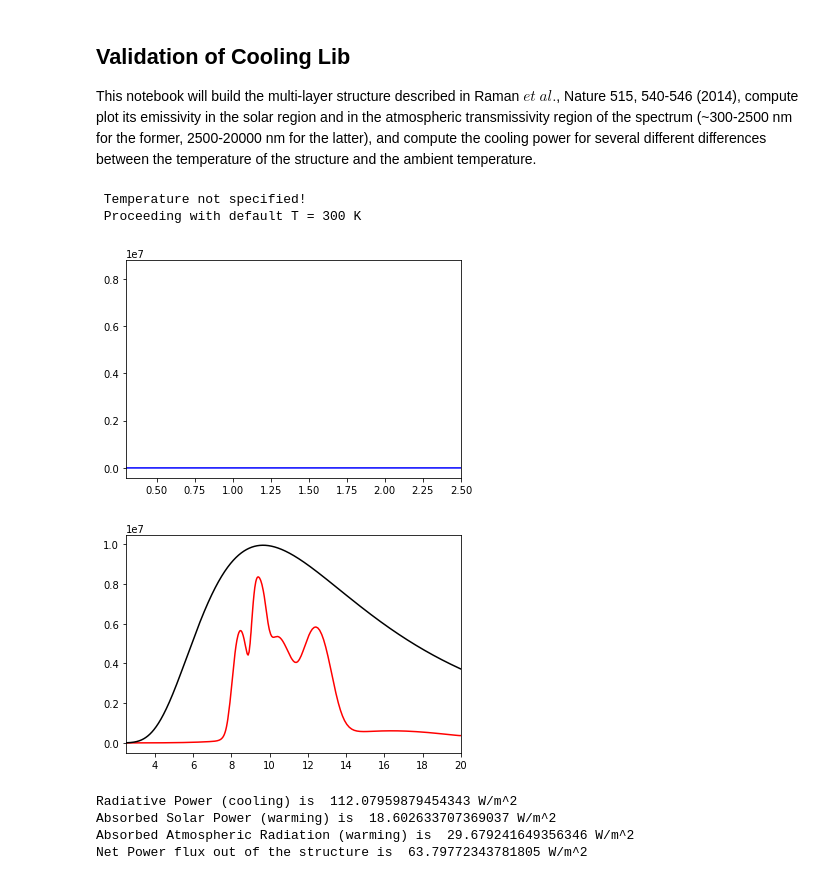
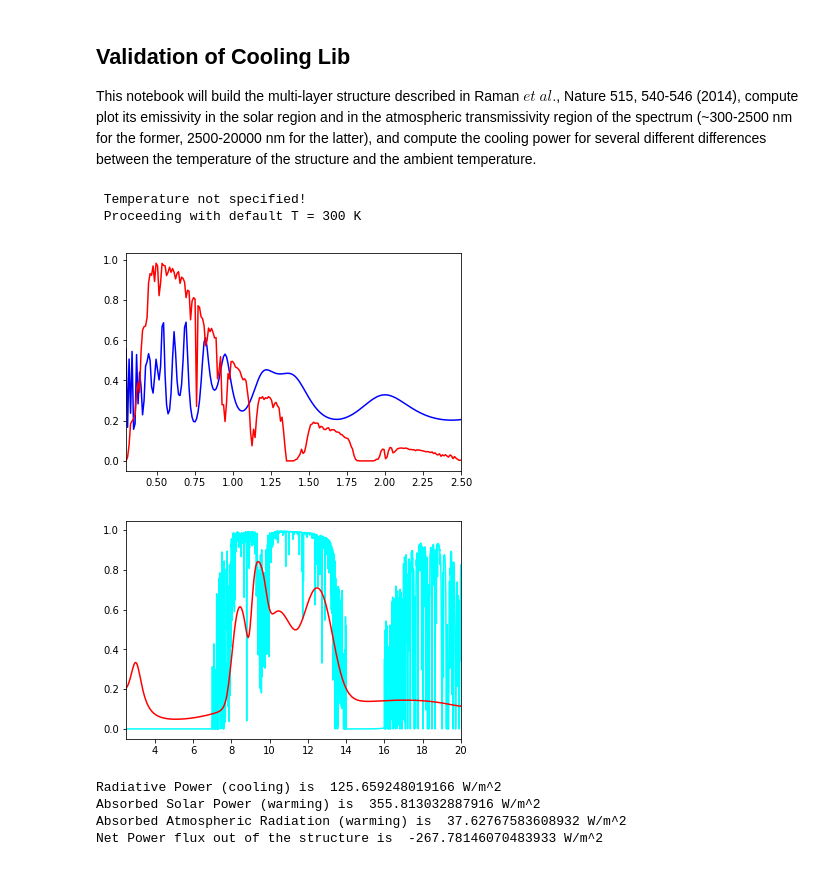
Before and after one commit to FoleyLab/wptherml_v1.0.0, a Jupyter notebook: Validate_Cooling.ipynb, the cells around one changed output. Saved outputs shown, nothing was run; the diff lists cells and outputs as text; code cells hidden in the pictures.

```diff
--- a/Validate_Cooling.ipynb
+++ b/Validate_Cooling.ipynb
@@ -7,41 +7,41 @@ from wptherml.wpml import multilayer
 from matplotlib import pyplot as plt
 from wptherml.datalib import datalib
 
 ### Define structure!
 
 structure = {
 
-        'Material_List': ['Air', 'SiO2', 'HfO2', 'SiO2', 'HfO2', 'SiO2', 'HfO2', 'SiO2', 'Ag', 'Air'],
+        'Material_List': ['Air', 'SiO2', 'HfO2', 'SiO2', 'HfO2', 'SiO2', 'HfO2', 'SiO2', 'Pt', 'Air'],
         'Thickness_List': [0, 230e-9, 485e-9, 688e-9, 13e-9, 73e-9, 34e-9, 54e-9, 200e-9, 0],
         'Lambda_List': [300e-9, 20000e-9, 2000],
         'EXPLICIT_ANGLE': 1,
         'COOLING': 1
 
         }
 
 ### create instance of multilayer class - results will be computed automiatically
 w_slab = multilayer(structure)
 AM = datalib.AM(w_slab.lambda_array)
 T_atm = datalib.ATData(w_slab.lambda_array)
 BB = datalib.BB(w_slab.lambda_array, w_slab.T_ml)
 
 ### plot results!
-plt.plot(w_slab.lambda_array*1e6, w_slab.thermal_emission_array, 'blue')
-#plt.plot(w_slab.lambda_array*1e6, AM/(1.4*1e9), 'red')
+plt.plot(w_slab.lambda_array*1e6, w_slab.emissivity_array, 'blue')
+plt.plot(w_slab.lambda_array*1e6, AM/(1.4*1e9), 'red')
 plt.xlim(0.3,2.5)
 plt.show()
 
 
-#plt.plot(w_slab.lambda_array*1e6, T_atm, 'cyan', label='Atmospheric Transparency')
-plt.plot(w_slab.lambda_array*1e6, w_slab.thermal_emission_array, 'red', label='Emissivity')
-plt.plot(w_slab.lambda_array*1e6, BB, 'black')
+plt.plot(w_slab.lambda_array*1e6, T_atm, 'cyan', label='Atmospheric Transparency')
+plt.plot(w_slab.lambda_array*1e6, w_slab.emissivity_array, 'red', label='Emissivity')
+#plt.plot(w_slab.lambda_array*1e6, BB, 'black')
 plt.xlim(2.5,20)
 plt.show()
 # %% [output]
  Temperature not specified!
  Proceeding with default T = 300 K
-[figure, old version]
+[figure, new version]
-[figure, old version]
+[figure, new version]
 # %%
 #w_slab.cooling_power()
 
@@ -50,7 +50,7 @@ print("Absorbed Solar Power (warming) is ",w_slab.solar_power_val, "W/m^2")
 print("Absorbed Atmospheric Radiation (warming) is ",w_slab.atmospheric_power_val, "W/m^2")
 print("Net Power flux out of the structure is ",w_slab.cooling_power_val, "W/m^2")
 # %% [output]
-Radiative Power (cooling) is  112.07959879454343 W/m^2
-Absorbed Solar Power (warming) is  18.602633707369037 W/m^2
-Absorbed Atmospheric Radiation (warming) is  29.679241649356346 W/m^2
-Net Power flux out of the structure is  63.79772343781805 W/m^2
+Radiative Power (cooling) is  125.659248019166 W/m^2
+Absorbed Solar Power (warming) is  355.813032887916 W/m^2
+Absorbed Atmospheric Radiation (warming) is  37.62767583608932 W/m^2
+Net Power flux out of the structure is  -267.78146070483933 W/m^2
```
Also changed, not shown: 3 other files.
